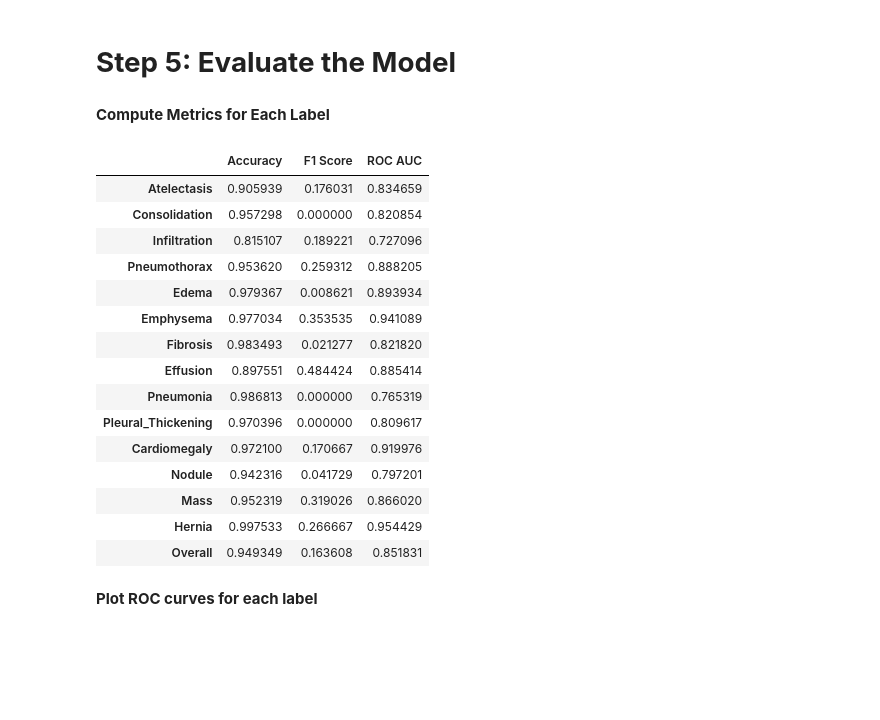
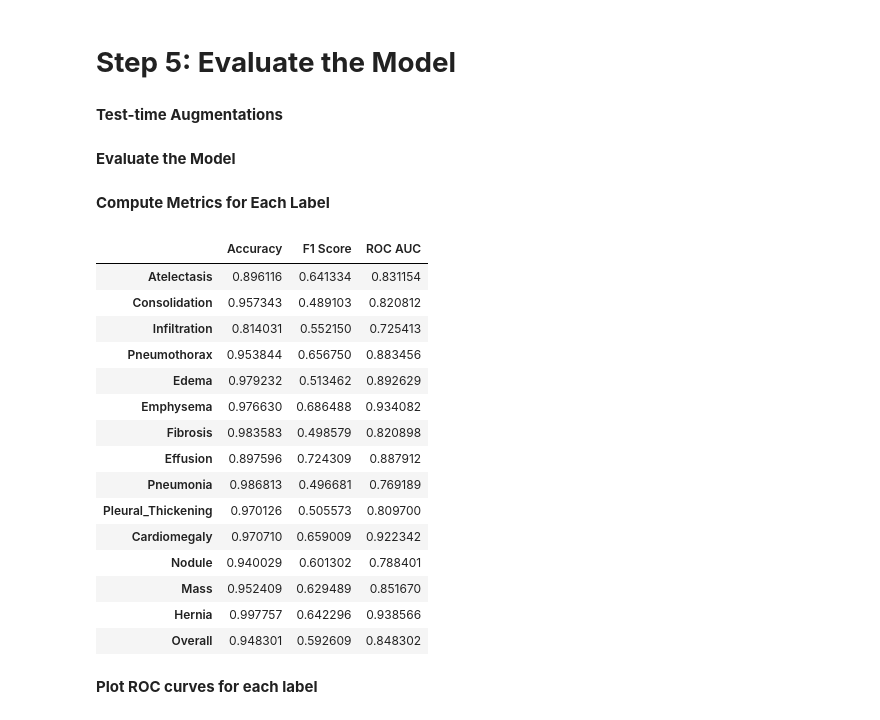
Before and after one commit to bjorneme/master-thesis, a Jupyter notebook: ChestX-ray14/MaxViT/MaxViT.ipynb, the cells around one changed output. Cells and saved outputs as stored; diff of their text form; code cells hidden in the pictures; blank space fills up the shorter version.

```diff
--- a/ChestX-ray14/MaxViT/MaxViT.ipynb
+++ b/ChestX-ray14/MaxViT/MaxViT.ipynb
@@ -126,7 +128,7 @@ labels_df = load_labels(labels_csv_path, EXTRACTED_PATH)
 **Split Dataset**
 # %%
 # Split based on patients
-unique_patients = labels_df['Patient ID'].unique()
+unique_patients = df['Patient ID'].unique()
 
 # Split patients into training, validation and test sets
 train_val_patients, test_patients = train_test_split(
@@ -137,9 +139,9 @@ train_patients, val_patients = train_test_split(
 )
 
 # Create dataframes for training, validation, and test sets
-train_df = labels_df[labels_df['Patient ID'].isin(train_patients)].reset_index(drop=True)
-val_df = labels_df[labels_df['Patient ID'].isin(val_patients)].reset_index(drop=True)
-test_df = labels_df[labels_df['Patient ID'].isin(test_patients)].reset_index(drop=True)
+train_df = df[df['Patient ID'].isin(train_patients)].reset_index(drop=True)
+val_df = df[df['Patient ID'].isin(val_patients)].reset_index(drop=True)
+test_df = df[df['Patient ID'].isin(test_patients)].reset_index(drop=True)
 
 # Verify Split Sizes
 print(f"Train size: {len(train_df)}")
@@ -154,7 +156,7 @@ Test size: 22294
 # %%
 class ChestXrayDataset(Dataset):
     """
-    Custom Dataset for Chest X-ray images.
+    Create dataset for Chest X-ray images.
     """
     def __init__(self, df, transform=None):
         self.df = df
@@ -164,14 +166,14 @@ class ChestXrayDataset(Dataset):
         return len(self.df)
 
     def __getitem__(self, idx):
-        # Get image path and labels
+
+        # Get image and labels
         img_path = self.df.iloc[idx]['Path']
         image = plt.imread(img_path)
         label = self.df.iloc[idx][disease_labels].values.astype(np.float32)
 
-        # Apply transformations if any
-        if self.transform:
-            image = self.transform(image)
+        # Apply transformation on image
+        image = self.transform(image)
 
         return image, label
 # %% [markdown]
@@ -180,19 +182,19 @@ class ChestXrayDataset(Dataset):
 # Define transformations for training data
 train_transforms = transforms.Compose([
 
-    # Convert image to PIL format for further transformations
+    # Convert image to PIL format
     transforms.ToPILImage(),
 
-    # Convert to grayscale and change to 3 channels
+    # Convert to 3 channels
     transforms.Grayscale(num_output_channels=3),
 
     # Resize the image to 224x224
-    transforms.Resize((224, 224)),
+    transforms.Resize(224),
 
-    # Apply random horizontal flip to augment the data
+    # Apply random horizontal flip
     transforms.RandomHorizontalFlip(),
 
-    # Randomly rotate the image within a range of ±10 degrees
+    # Randomly rotate the image with ±10 degrees
     transforms.RandomRotation(10),
 
     # Convert the image to a PyTorch tensor
@@ -206,14 +208,14 @@ train_transforms = transforms.Compose([
 # Define transformations for test data
 test_transforms = transforms.Compose([
 
-    # Convert image to PIL format for further transformations
+    # Convert image to PIL format
     transforms.ToPILImage(),
 
-    # Convert to grayscale and change to 3 channels
+    # Convert to 3 channels
     transforms.Grayscale(num_output_channels=3),
 
     # Resize the image to 224x224
-    transforms.Resize((224, 224)),
+    transforms.Resize(224),
 
     # Convert the image to a PyTorch tensor
     transforms.ToTensor(),
@@ -589,3 +612,5 @@ Early stopping. No improvement for 3.0000 epochs
 # %% [markdown]
 # **Step 5: Evaluate the Model**
+# %% [markdown]
+**Test-time Augmentations**
 # %%
@@ -595,6 +619,8 @@ tta_transforms = [
     lambda img: transforms.RandomHorizontalFlip(p=1.0)(img),
     lambda img: transforms.RandomRotation(10)(img)
 ]
+# %% [markdown]
+**Evaluate the Model**
 # %%
 def evaluate_model(model, test_loader):
     """
@@ -649,49 +675,49 @@ for i, label in enumerate(disease_labels):
     # Binarize predictions with threshold 0.5
     binary_preds = preds[:, i] > 0.5
 
     # Calculate accuracy
     acc = accuracy_score(labels[:, i], binary_preds)
 
     # Calculate f1 score
-    f1 = f1_score(labels[:, i], binary_preds)
+    f1 = f1_score(labels[:, i], binary_preds, average='macro')
 
     # Calculate ROC AUC
     roc_auc = roc_auc_score(labels[:, i], preds[:, i])
 
     # Store metrics
     accuracy_per_label[label] = acc
     f1_per_label[label] = f1
     roc_auc_per_label[label] = roc_auc
 
 # Create a DataFrame for metrics
 metrics_df = pd.DataFrame({
     'Accuracy': accuracy_per_label,
     'F1 Score': f1_per_label,
     'ROC AUC': roc_auc_per_label
 })
 
 # Calculate the mean for all diseases
 metrics_df.loc['Overall'] = metrics_df.mean()
 
 # Print dataframe with metrics
 metrics_df
 # %% [output]
 |  | Accuracy | F1 Score | ROC AUC |
-| Atelectasis | 0.905939 | 0.176031 | 0.834659 |
-| Consolidation | 0.957298 | 0.000000 | 0.820854 |
-| Infiltration | 0.815107 | 0.189221 | 0.727096 |
-| Pneumothorax | 0.953620 | 0.259312 | 0.888205 |
-| Edema | 0.979367 | 0.008621 | 0.893934 |
-| Emphysema | 0.977034 | 0.353535 | 0.941089 |
-| Fibrosis | 0.983493 | 0.021277 | 0.821820 |
-| Effusion | 0.897551 | 0.484424 | 0.885414 |
-| Pneumonia | 0.986813 | 0.000000 | 0.765319 |
-| Pleural_Thickening | 0.970396 | 0.000000 | 0.809617 |
-| Cardiomegaly | 0.972100 | 0.170667 | 0.919976 |
-| Nodule | 0.942316 | 0.041729 | 0.797201 |
-| Mass | 0.952319 | 0.319026 | 0.866020 |
-| Hernia | 0.997533 | 0.266667 | 0.954429 |
-| Overall | 0.949349 | 0.163608 | 0.851831 |
+| Atelectasis | 0.896116 | 0.641334 | 0.831154 |
+| Consolidation | 0.957343 | 0.489103 | 0.820812 |
+| Infiltration | 0.814031 | 0.552150 | 0.725413 |
+| Pneumothorax | 0.953844 | 0.656750 | 0.883456 |
+| Edema | 0.979232 | 0.513462 | 0.892629 |
+| Emphysema | 0.976630 | 0.686488 | 0.934082 |
+| Fibrosis | 0.983583 | 0.498579 | 0.820898 |
+| Effusion | 0.897596 | 0.724309 | 0.887912 |
+| Pneumonia | 0.986813 | 0.496681 | 0.769189 |
+| Pleural_Thickening | 0.970126 | 0.505573 | 0.809700 |
+| Cardiomegaly | 0.970710 | 0.659009 | 0.922342 |
+| Nodule | 0.940029 | 0.601302 | 0.788401 |
+| Mass | 0.952409 | 0.629489 | 0.851670 |
+| Hernia | 0.997757 | 0.642296 | 0.938566 |
+| Overall | 0.948301 | 0.592609 | 0.848302 |
 # %% [markdown]
 **Plot ROC curves for each label**
 # %%
```
Also changed, not shown: parts of 19 cells of this notebook.
